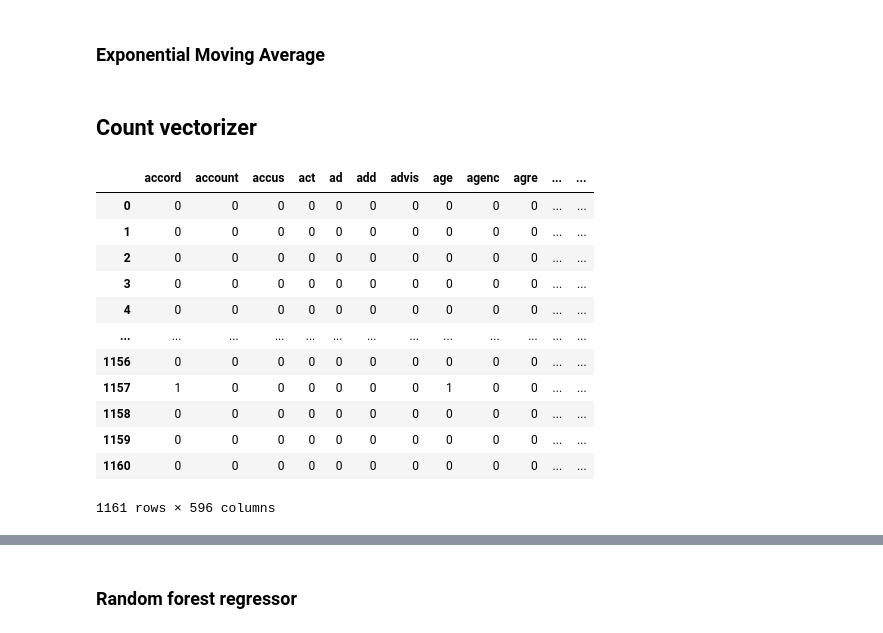
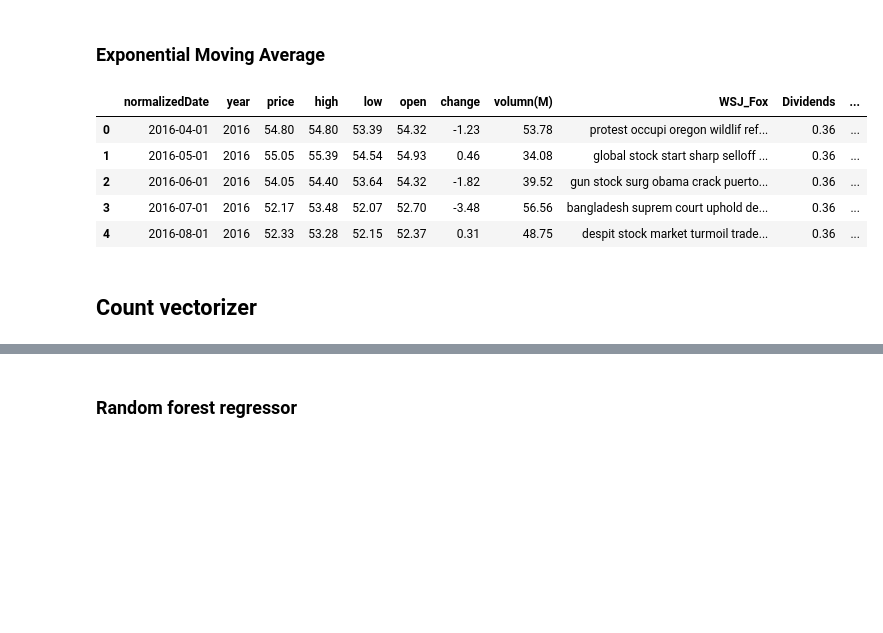
Before and after one commit to carmelbythesea/Stock-Market-Prediction, a Jupyter notebook: MSFT/model/model.ipynb, the cells around one changed output, grey strips where cells are left out. Saved outputs shown, nothing was run; the diff lists cells and outputs as text; code cells hidden in the pictures; blank space fills up the shorter version.

```diff
--- a/MSFT/model/model.ipynb
+++ b/MSFT/model/model.ipynb
@@ -300,6 +316,15 @@ temp[['TTM Net EPS', 'PE Ratio']] = temp[['TTM Net EPS', 'PE Ratio']].fillna(met
 ema_short = temp['price'].ewm(span=20, adjust=False).mean()
 # %%
 temp['ema'] = ema_short
+# %%
+temp.head()
+# %% [output]
+|  | normalizedDate | year | price | high | low | open | change | volumn(M) | WSJ_Fox | Dividends | ... |
+| 0 | 2016-04-01 | 2016 | 54.80 | 54.80 | 53.39 | 54.32 | -1.23 | 53.78 | protest occupi oregon wildlif ref... | 0.36 | ... |
+| 1 | 2016-05-01 | 2016 | 55.05 | 55.39 | 54.54 | 54.93 | 0.46 | 34.08 | global stock start sharp selloff ... | 0.36 | ... |
+| 2 | 2016-06-01 | 2016 | 54.05 | 54.40 | 53.64 | 54.32 | -1.82 | 39.52 | gun stock surg obama crack puerto... | 0.36 | ... |
+| 3 | 2016-07-01 | 2016 | 52.17 | 53.48 | 52.07 | 52.70 | -3.48 | 56.56 | bangladesh suprem court uphold de... | 0.36 | ... |
+| 4 | 2016-08-01 | 2016 | 52.33 | 53.28 | 52.15 | 52.37 | 0.31 | 48.75 | despit stock market turmoil trade... | 0.36 | ... |
 # %% [markdown]
 ## Count vectorizer
 # %%
@@ -313,20 +338,3 @@ countvectorizer = CountVectorizer(analyzer= 'word', \
 # %%
 count_wm = countvectorizer.fit_transform(temp['WSJ_Fox'])
 count_tokens = countvectorizer.get_feature_names()
-# %%
-prep_df = pd.DataFrame(count_wm.toarray(), columns=countvectorizer.get_feature_names())
-prep_df
-# %% [output]
-|  | accord | account | accus | act | ad | add | advis | age | agenc | agre | ... | ... |
-| 0 | 0 | 0 | 0 | 0 | 0 | 0 | 0 | 0 | 0 | 0 | ... | ... |
-| 1 | 0 | 0 | 0 | 0 | 0 | 0 | 0 | 0 | 0 | 0 | ... | ... |
-| 2 | 0 | 0 | 0 | 0 | 0 | 0 | 0 | 0 | 0 | 0 | ... | ... |
-| 3 | 0 | 0 | 0 | 0 | 0 | 0 | 0 | 0 | 0 | 0 | ... | ... |
-| 4 | 0 | 0 | 0 | 0 | 0 | 0 | 0 | 0 | 0 | 0 | ... | ... |
-| ... | ... | ... | ... | ... | ... | ... | ... | ... | ... | ... | ... | ... |
-| 1156 | 0 | 0 | 0 | 0 | 0 | 0 | 0 | 0 | 0 | 0 | ... | ... |
-| 1157 | 1 | 0 | 0 | 0 | 0 | 0 | 0 | 1 | 0 | 0 | ... | ... |
-| 1158 | 0 | 0 | 0 | 0 | 0 | 0 | 0 | 0 | 0 | 0 | ... | ... |
-| 1159 | 0 | 0 | 0 | 0 | 0 | 0 | 0 | 0 | 0 | 0 | ... | ... |
-| 1160 | 0 | 0 | 0 | 0 | 0 | 0 | 0 | 0 | 0 | 0 | ... | ... |
-1161 rows × 596 columns
```
Also changed, not shown: parts of 49 cells of this notebook, 4 other files.
